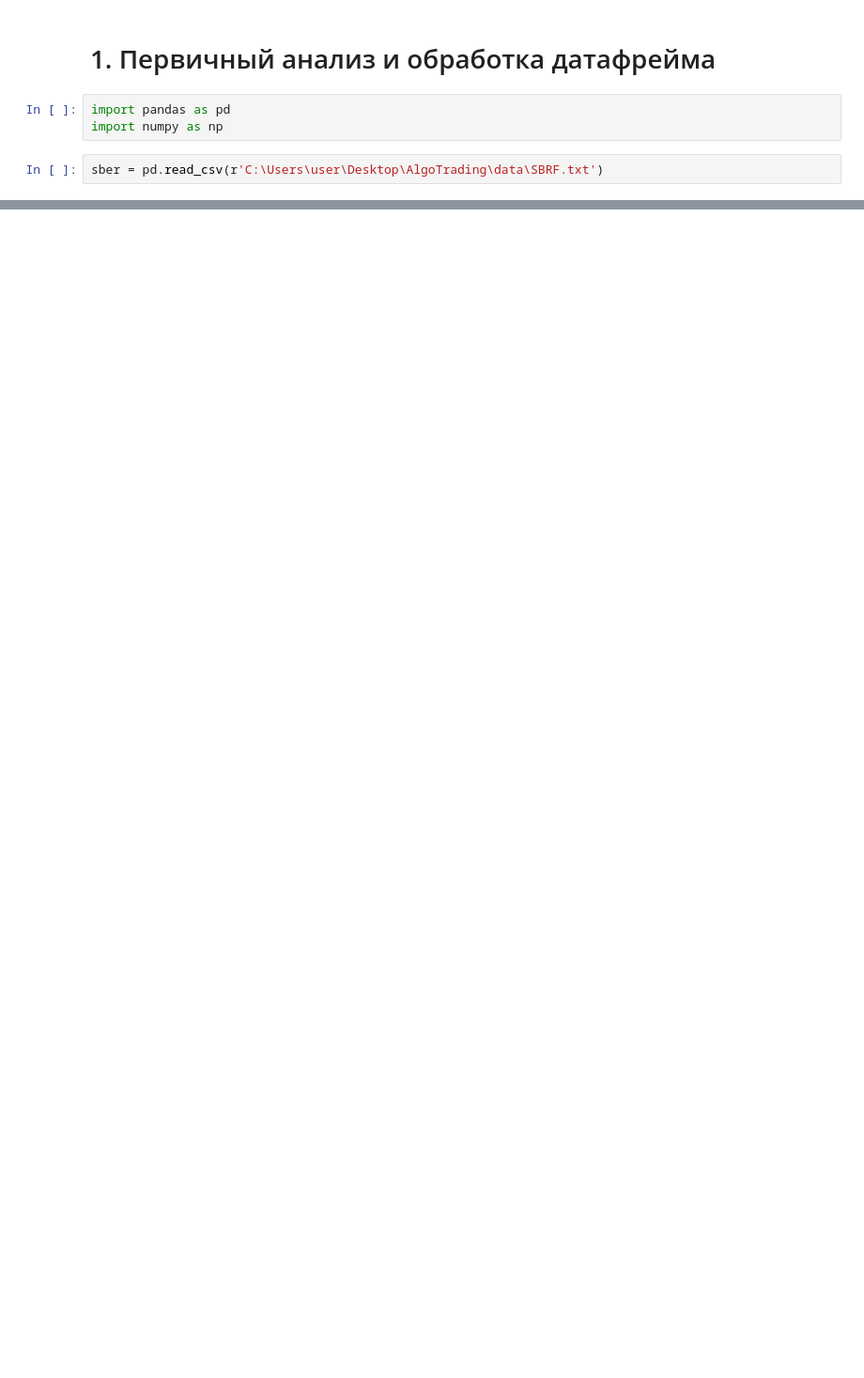
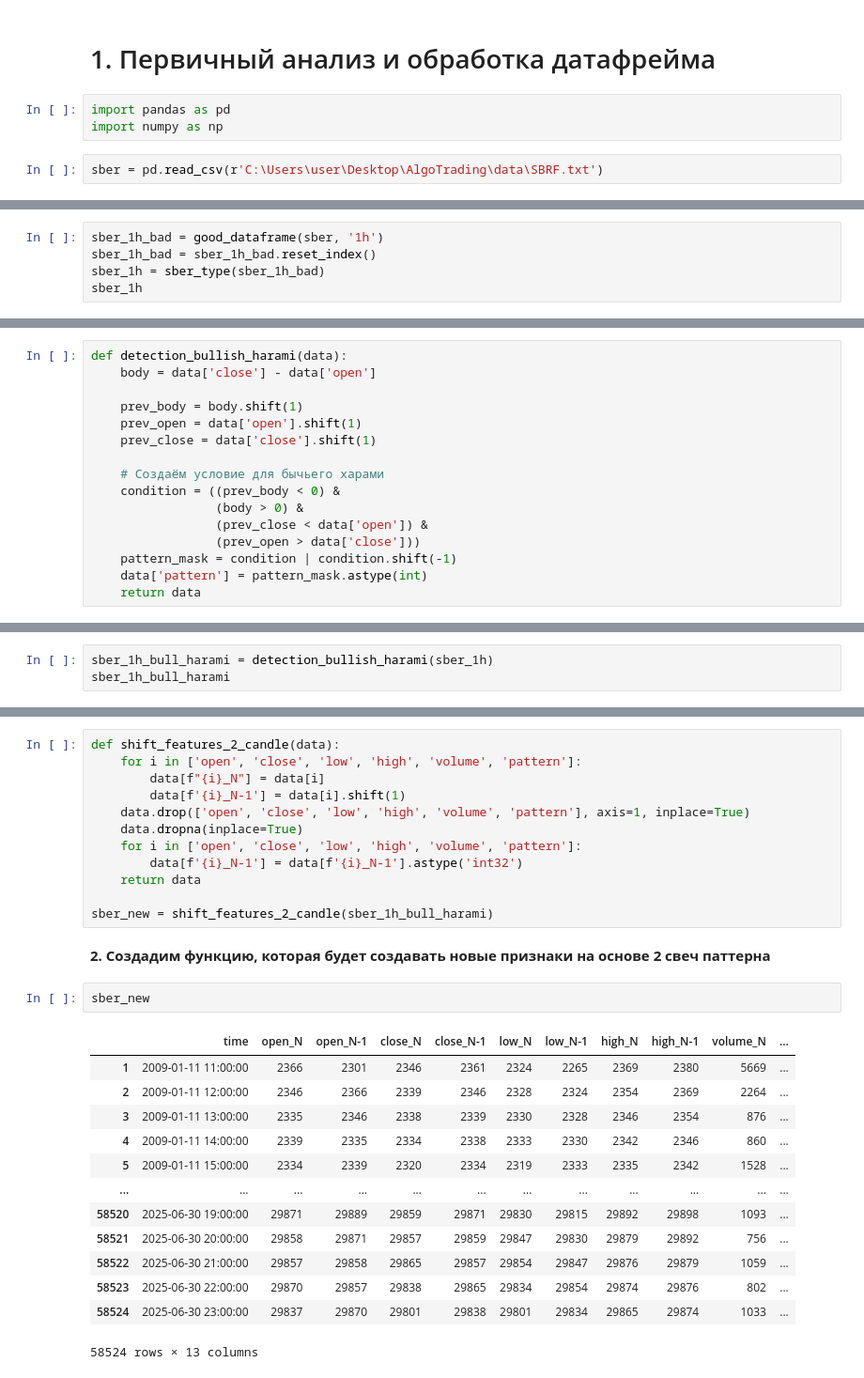
Before and after one commit to AlexKosuhin/AlgoTrading, a Jupyter notebook: Свечные паттерны/1.Обработка и детекция свечных паттернов.ipynb, the cells around one changed output, grey strips where cells are left out. Shown at 94% size. Saved outputs shown, nothing was run; the diff lists cells and outputs as text; blank space fills up the shorter version.

```diff
--- a/Свечные паттерны/1.Обработка и детекция свечных паттернов.ipynb
+++ b/Свечные паттерны/1.Обработка и детекция свечных паттернов.ipynb
@@ -190,0 +98,5 @@ memory usage: 2.7 MB
+# %%
+sber_1h_bad = good_dataframe(sber, '1h')
+sber_1h_bad = sber_1h_bad.reset_index()
+sber_1h = sber_type(sber_1h_bad)
+sber_1h
@@ -190,0 +174,16 @@ memory usage: 2.7 MB
+# %%
+def detection_bullish_harami(data):
+    body = data['close'] - data['open']
+
+    prev_body = body.shift(1)
+    prev_open = data['open'].shift(1)
+    prev_close = data['close'].shift(1)
+
+    # Создаём условие для бычьего харами
+    condition = ((prev_body < 0) &
+                 (body > 0) &
+                 (prev_close < data['open']) &
+                 (prev_open > data['close']))
+    pattern_mask = condition | condition.shift(-1)
+    data['pattern'] = pattern_mask.astype(int)
+    return data
@@ -190,0 +206,3 @@ memory usage: 2.7 MB
+# %%
+sber_1h_bull_harami = detection_bullish_harami(sber_1h)
+sber_1h_bull_harami
@@ -190,0 +227,30 @@ memory usage: 2.7 MB
+# %%
+def shift_features_2_candle(data):
+    for i in ['open', 'close', 'low', 'high', 'volume', 'pattern']:
+        data[f"{i}_N"] = data[i]
+        data[f'{i}_N-1'] = data[i].shift(1)
+    data.drop(['open', 'close', 'low', 'high', 'volume', 'pattern'], axis=1, inplace=True)
+    data.dropna(inplace=True)
+    for i in ['open', 'close', 'low', 'high', 'volume', 'pattern']:
+        data[f'{i}_N-1'] = data[f'{i}_N-1'].astype('int32')
+    return data
+
+sber_new = shift_features_2_candle(sber_1h_bull_harami)
+# %% [markdown]
+**2. Создадим функцию, которая будет создавать новые признаки на основе 2 свеч паттерна**
+# %%
+sber_new
+# %% [output]
+|  | time | open_N | open_N-1 | close_N | close_N-1 | low_N | low_N-1 | high_N | high_N-1 | volume_N | ... |
+| 1 | 2009-01-11 11:00:00 | 2366 | 2301 | 2346 | 2361 | 2324 | 2265 | 2369 | 2380 | 5669 | ... |
+| 2 | 2009-01-11 12:00:00 | 2346 | 2366 | 2339 | 2346 | 2328 | 2324 | 2354 | 2369 | 2264 | ... |
+| 3 | 2009-01-11 13:00:00 | 2335 | 2346 | 2338 | 2339 | 2330 | 2328 | 2346 | 2354 | 876 | ... |
+| 4 | 2009-01-11 14:00:00 | 2339 | 2335 | 2334 | 2338 | 2333 | 2330 | 2342 | 2346 | 860 | ... |
+| 5 | 2009-01-11 15:00:00 | 2334 | 2339 | 2320 | 2334 | 2319 | 2333 | 2335 | 2342 | 1528 | ... |
+| ... | ... | ... | ... | ... | ... | ... | ... | ... | ... | ... | ... |
+| 58520 | 2025-06-30 19:00:00 | 29871 | 29889 | 29859 | 29871 | 29830 | 29815 | 29892 | 29898 | 1093 | ... |
+| 58521 | 2025-06-30 20:00:00 | 29858 | 29871 | 29857 | 29859 | 29847 | 29830 | 29879 | 29892 | 756 | ... |
+| 58522 | 2025-06-30 21:00:00 | 29857 | 29858 | 29865 | 29857 | 29854 | 29847 | 29876 | 29879 | 1059 | ... |
+| 58523 | 2025-06-30 22:00:00 | 29870 | 29857 | 29838 | 29865 | 29834 | 29854 | 29874 | 29876 | 802 | ... |
+| 58524 | 2025-06-30 23:00:00 | 29837 | 29870 | 29801 | 29838 | 29801 | 29834 | 29865 | 29874 | 1033 | ... |
+58524 rows × 13 columns
```
Also changed, not shown: parts of 23 cells of this notebook, 1 other file.
